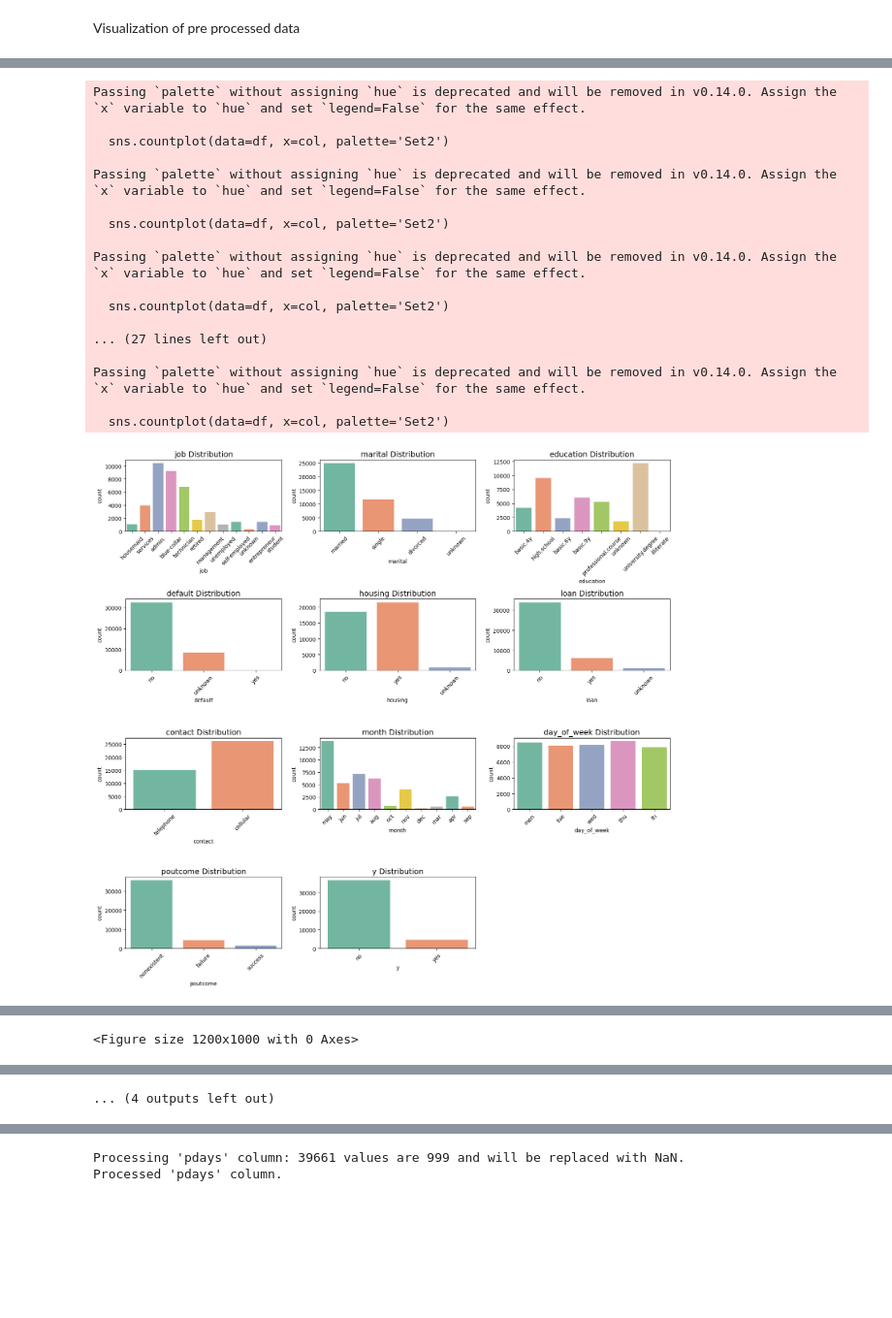
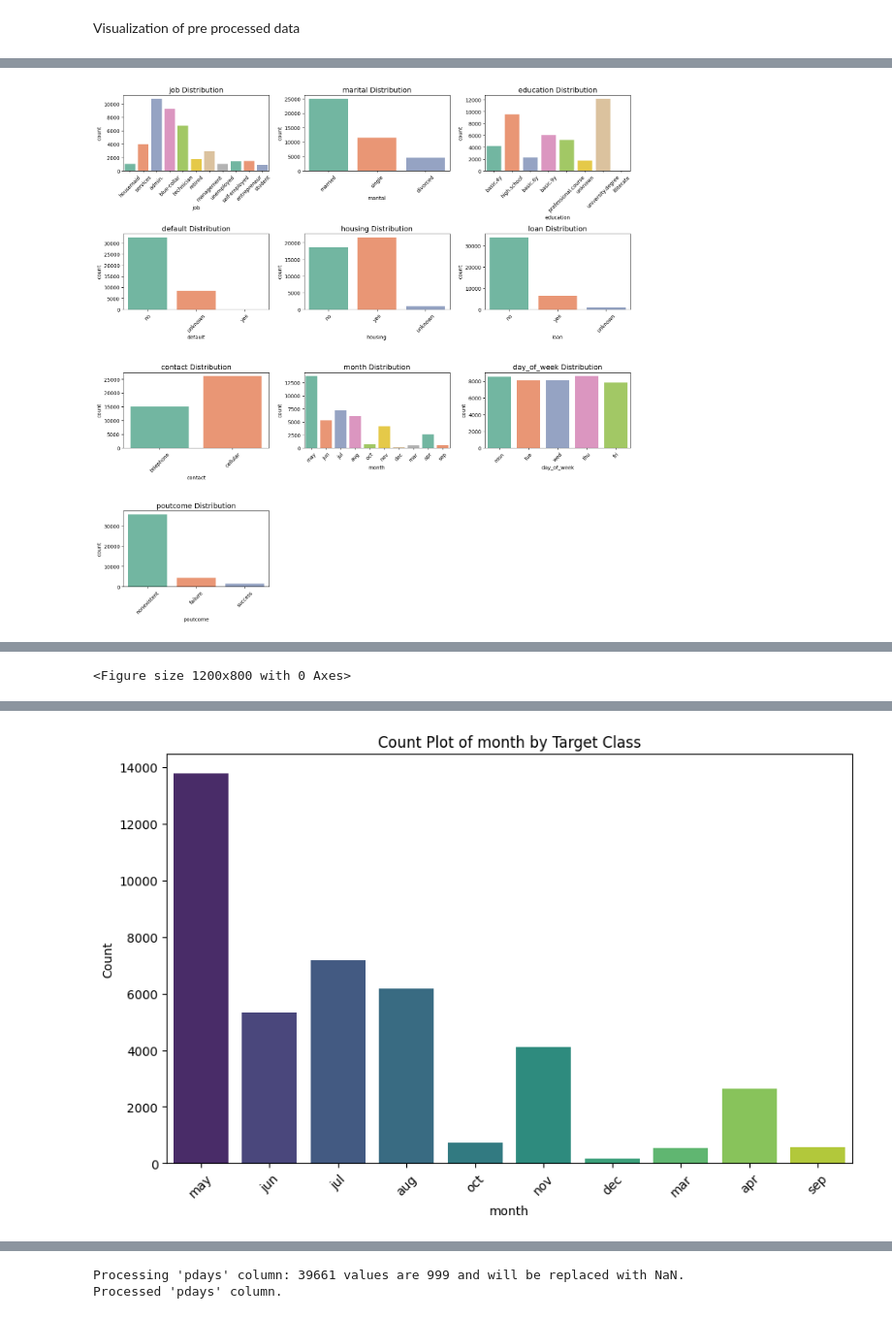
Before and after one commit to Shaithra2107/Bank-Marketing-Prediction-, a Jupyter notebook: Bank_Marketing_Prediction.ipynb, the cells around one changed output, grey strips where cells are left out. Shown at 97% size. Saved outputs shown, nothing was run; the diff lists cells and outputs as text; code cells hidden in the pictures; blank space fills up the shorter version.

```diff
--- a/Bank_Marketing_Prediction.ipynb
+++ b/Bank_Marketing_Prediction.ipynb
@@ -177,16 +206,17 @@ First few rows of the dataset:
 print(f"Dataset shape: {data.shape}")
 
 # Check for missing values
-print(data.isnull().sum())
+print(f"\nMissing values in each column:\n{data.isnull().sum()}")
 
 # Check the data types of each column
-print(data.dtypes)
+print(f"\nData types of each column:\n{data.dtypes}")
 
 # Summary statistics for numerical columns
-print(data.describe())
+print(f"\nSummary statistics for numerical columns:\n{data.describe()}")
 
-# Distribution of the target variable
-print(data['y'].value_counts())
+# Check the distribution of the target variable
+print(f"\nDistribution of the target variable:\n{data['y'].value_counts()}")
+
 
 import matplotlib.pyplot as plt
 import seaborn as sns
@@ -195,7 +225,7 @@ import seaborn as sns
 
 # Visualize the target variable distribution before preprocessing
 plt.figure(figsize=(12, 5))
-sns.countplot(data=data, x='y', palette='Set2')
+sns.countplot(data=data, x='y', palette='Set2', hue='y', dodge=False)
 plt.title("Target Variable Distribution Before Processing")
 plt.xlabel("Subscribed to Term Deposit")
 plt.ylabel("Count")
@@ -212,9 +242,9 @@ plt.show()
 
 # Visualizing the distribution of numerical features before preprocessing
 numerical_cols = data.select_dtypes(include=['int64', 'float64']).columns
-plt.figure(figsize=(15, 8))
+plt.figure(figsize=(15, 14))
 for i, col in enumerate(numerical_cols, 1):
-    plt.subplot(3, 5, i)
+    plt.subplot(5, 3, i)
     sns.histplot(data[col], bins=20, kde=True, color='skyblue')
     plt.title(f"Before Processing: {col}")
     plt.xlabel(col)
@@ -320,3 +347,15 @@ print("Number of missing values remaining:", data_cleaned.isnull().sum().sum())
 # %% [output]
 Handled missing data for numerical and categorical columns.
 Number of missing values remaining: 0
+# %%
+import numpy as np  # Import NumPy
+
+
+# Step 7: Handle 'unknown' values in categorical columns
+for col in categorical_cols:
+    unknown_count = (data_cleaned[col] == 'unknown').sum()
+    total_count = len(data_cleaned)
+    print(f"\nProcessing column: {col}")
+    print(f"  'unknown' values: {unknown_count} out of {total_count} ({(unknown_count / total_count) * 100:.2f}%)")
+
+print("\nProcessed 'unknown' values in categorical columns.")
@@ -323,8 +382,10 @@ Number of missing values remaining: 0
 # %%
 import numpy as np  # Import NumPy
 
+column= ['job', 'marital','contact', 'month', 'day_of_week', 'poutcome']
+
 # Step 7: Handle 'unknown' values in categorical columns
-for col in categorical_cols:
+for col in column:
     unknown_count = (data_cleaned[col] == 'unknown').sum()
     total_count = len(data_cleaned)
     print(f"\nProcessing column: {col}")
@@ -366,7 +427,7 @@ import seaborn as sns
 from sklearn.preprocessing import LabelEncoder
 
 # Load dataset (make sure the path is correct)
-df = pd.read_csv(bank_additional_full_path, delimiter=';')
+df = data_cleaned
 
 # ** 3. Distribution of Numerical Features **
 numerical_columns = df.select_dtypes(include=['float64', 'int64']).columns
@@ -374,54 +435,37 @@ df[numerical_columns].hist(bins=20, figsize=(15, 12), color='skyblue', edgecolor
 plt.suptitle("Distribution of Numerical Features", fontsize=16)
 plt.tight_layout()
 plt.show()
 
 # ** 4. Distribution of Categorical Features **
 categorical_columns = df.select_dtypes(include=['object']).columns
 
-plt.figure(figsize=(15, 14))  # Increased height here
+plt.figure(figsize=(15, 15))  # Increased height here
 for i, col in enumerate(categorical_columns, 1):
     plt.subplot(4, 3, i)  # You can adjust this to fit the number of categorical variables
-    sns.countplot(data=df, x=col, palette='Set2')
+    sns.countplot(data=df, x=col, hue=col, palette='Set2', dodge=False)
     plt.title(f"{col} Distribution", fontsize=14)
     plt.xticks(rotation=45)
 plt.tight_layout()
 plt.show()
 
 # ** 5. Correlation Heatmap for Numerical Features **
 plt.figure(figsize=(12, 10))  # Increased size for better visibility
 corr_matrix = df[numerical_columns].corr()
 sns.heatmap(corr_matrix, annot=True, cmap='coolwarm', fmt='.2f')
 plt.title("Correlation Heatmap of Numerical Features", fontsize=16)
 plt.show()
 
 # ** 6. Categorical Features by Target Distribution **
-plt.figure(figsize=(12, 10))
+plt.figure(figsize=(12, 8))
 for i, col in enumerate(categorical_columns, 1):
     plt.figure(figsize=(10, 6))
-    sns.countplot(data=data, x=col, hue=target, palette='viridis')
+    sns.countplot(data=data, x=col, palette='viridis', hue=col, dodge=False)
     plt.title(f"Count Plot of {col} by Target Class")
     plt.xticks(rotation=45)
     plt.ylabel("Count")
     plt.show()
 # %% [output]
 [figure]
-Passing `palette` without assigning `hue` is deprecated and will be removed in v0.14.0. Assign the `x` variable to `hue` and set `legend=False` for the same effect.
-
-  sns.countplot(data=df, x=col, palette='Set2')
-
-Passing `palette` without assigning `hue` is deprecated and will be removed in v0.14.0. Assign the `x` variable to `hue` and set `legend=False` for the same effect.
-
-  sns.countplot(data=df, x=col, palette='Set2')
-
-Passing `palette` without assigning `hue` is deprecated and will be removed in v0.14.0. Assign the `x` variable to `hue` and set `legend=False` for the same effect.
-
-  sns.countplot(data=df, x=col, palette='Set2')
-
-... (27 lines left out)
-
-Passing `palette` without assigning `hue` is deprecated and will be removed in v0.14.0. Assign the `x` variable to `hue` and set `legend=False` for the same effect.
-
-  sns.countplot(data=df, x=col, palette='Set2')
-[figure, old version]
+[figure, new version]
 [figure]
-<Figure size 1200x1000 with 0 Axes>
+<Figure size 1200x800 with 0 Axes>
@@ -435 +479 @@ Passing `palette` without assigning `hue` is deprecated and will be removed in v
-... (4 outputs left out)
+[figure, added]
```
Also changed, not shown: parts of 16 cells of this notebook.
